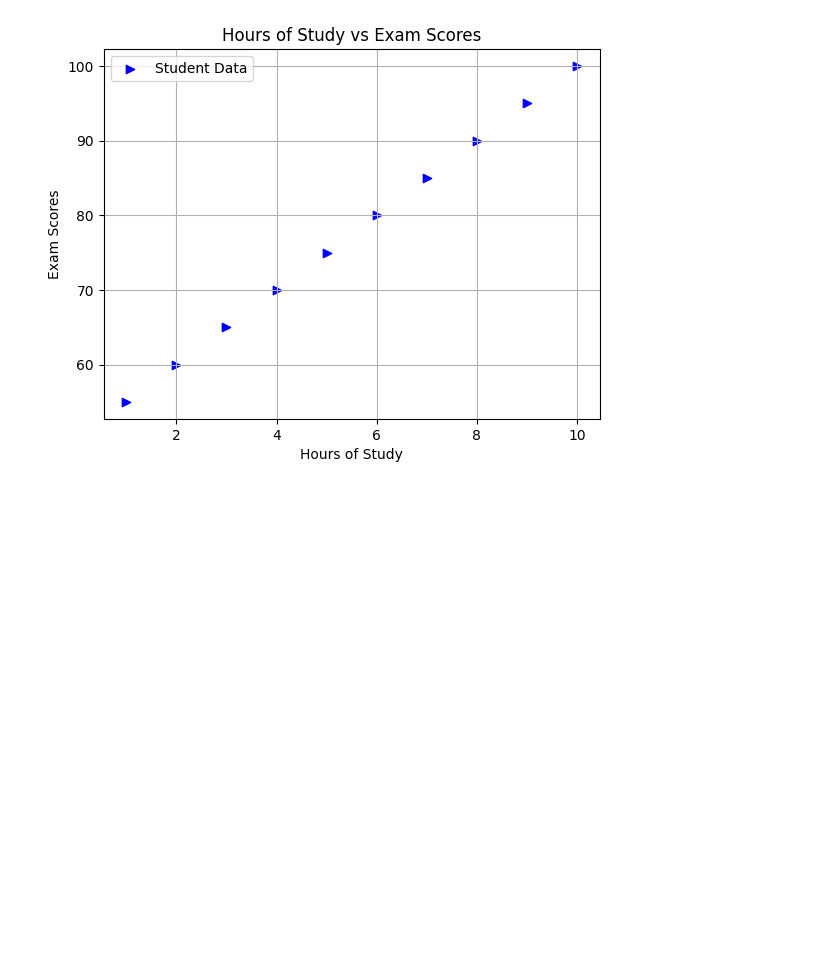
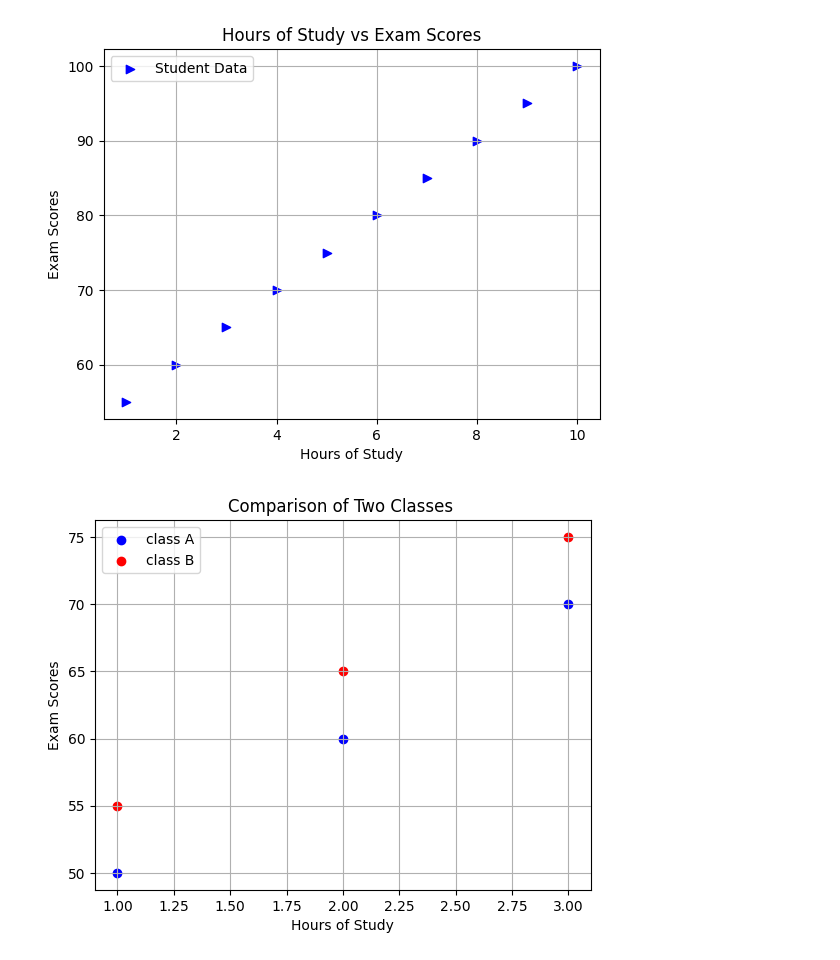
Before and after one commit to hetpatel1812/MachineLearning-Track, a Jupyter notebook: Day_7/MatPlotlib_2.ipynb, the cells around one changed output. Drawn from its saved outputs; the diff is of its cells as text; code cells hidden in the pictures; blank space fills up the shorter version.

```diff
--- a/Day_7/MatPlotlib_2.ipynb
+++ b/Day_7/MatPlotlib_2.ipynb
@@ -14,3 +14,16 @@ plt.grid()
 plt.show()
 # %% [output]
 [figure]
+# %%
+#plt.scatter(x,y,color="",marker="",label="")
+import matplotlib.pyplot as plt
+plt.scatter([1,2,3],[50,60,70],color="blue",label="class A")#G1
+plt.scatter([1,2,3],[55,65,75],color="red",label="class B")#G2
+plt.xlabel("Hours of Study")
+plt.ylabel("Exam Scores")
+plt.title("Comparison of Two Classes ")
+plt.legend()
+plt.grid()
+plt.show()
+# %% [output]
+[figure, added]
```
